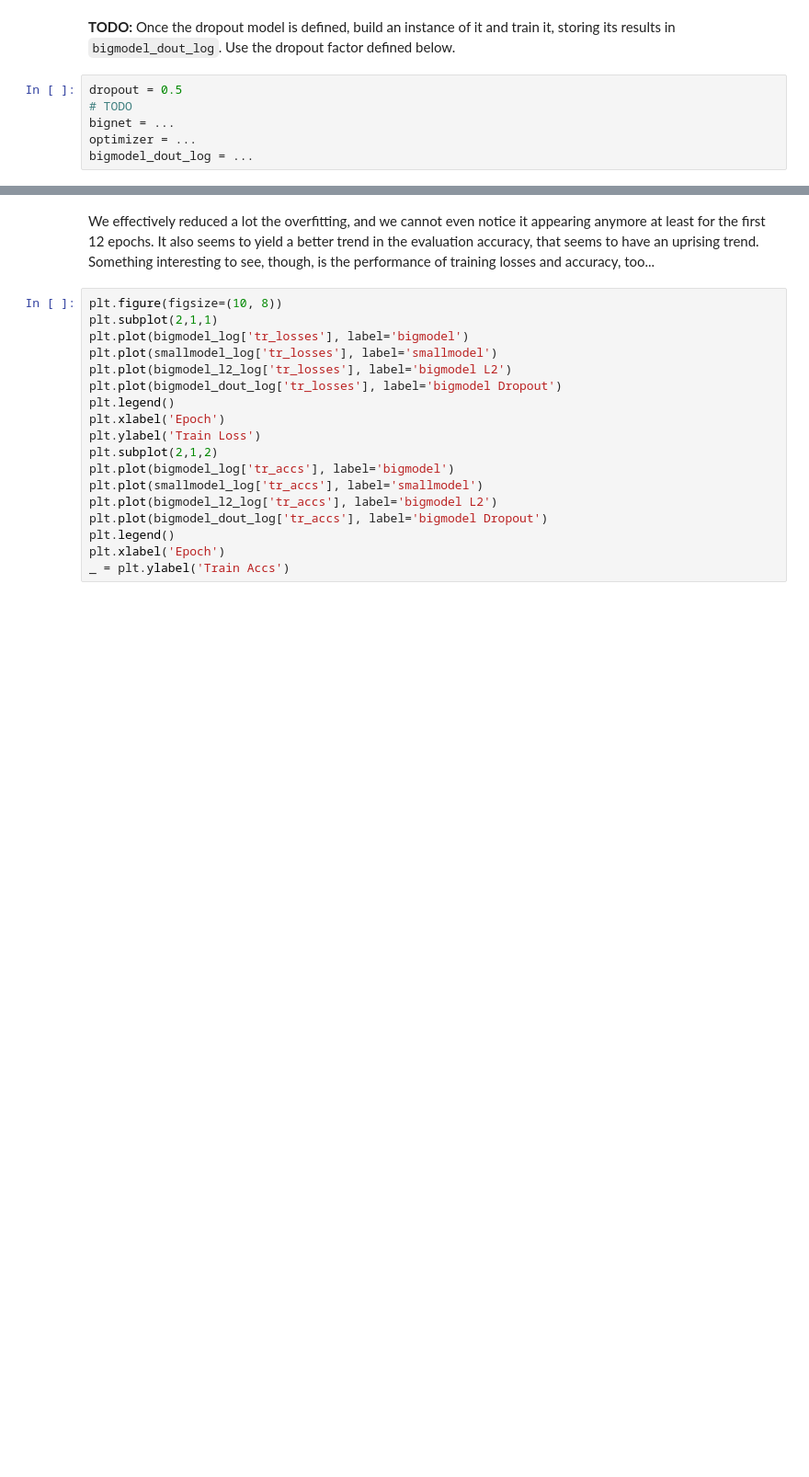
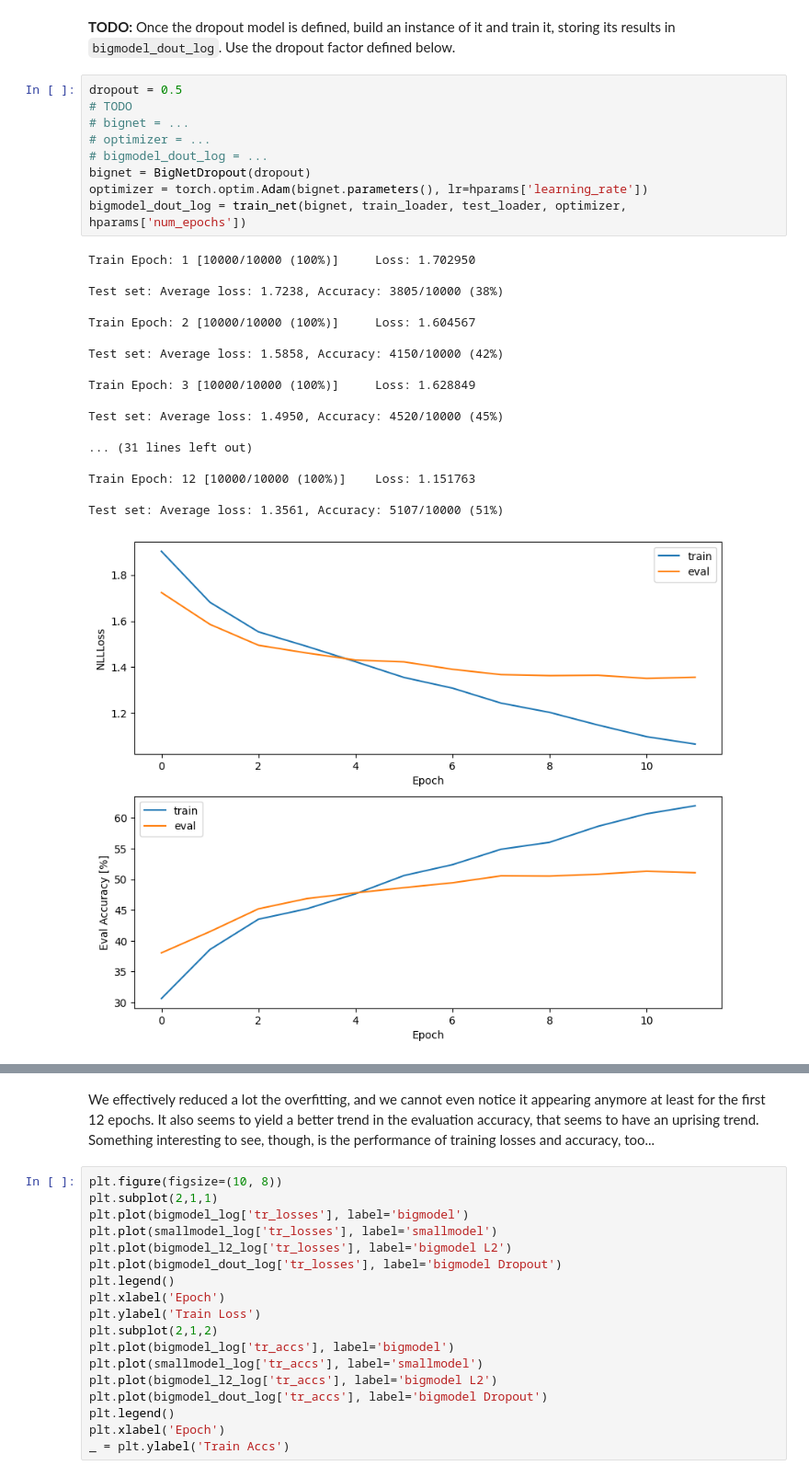
Before and after one commit to riccardobernasconi-hub/Laboratorio-pubblico, a Jupyter notebook: labs/overfitting/lab_overfitting_todo.ipynb, the cells around one changed output, grey strips where cells are left out. Shown at 92% size. Drawn from its saved outputs; the diff is of its cells as text; blank space fills up the shorter version.

```diff
--- a/labs/overfitting/lab_overfitting_todo.ipynb
+++ b/labs/overfitting/lab_overfitting_todo.ipynb
@@ -578,11 +613,33 @@ class BigNetDropout(nn.Module):
 # %% [markdown]
 **TODO:** Once the dropout model is defined, build an instance of it and train it, storing its results in `bigmodel_dout_log`. Use the dropout factor defined below.
-# %%
-dropout = 0.5
-# TODO
-bignet = ...
-optimizer = ...
-bigmodel_dout_log = ...
+# %%
+dropout = 0.5
+# TODO
+# bignet = ...
+# optimizer = ...
+# bigmodel_dout_log = ...
+bignet = BigNetDropout(dropout)
+optimizer = torch.optim.Adam(bignet.parameters(), lr=hparams['learning_rate'])
+bigmodel_dout_log = train_net(bignet, train_loader, test_loader, optimizer, hparams['num_epochs'])
+# %% [output]
+Train Epoch: 1 [10000/10000 (100%)]     Loss: 1.702950
+
+Test set: Average loss: 1.7238, Accuracy: 3805/10000 (38%)
+
+Train Epoch: 2 [10000/10000 (100%)]     Loss: 1.604567
+
+Test set: Average loss: 1.5858, Accuracy: 4150/10000 (42%)
+
+Train Epoch: 3 [10000/10000 (100%)]     Loss: 1.628849
+
+Test set: Average loss: 1.4950, Accuracy: 4520/10000 (45%)
+
+... (31 lines left out)
+
+Train Epoch: 12 [10000/10000 (100%)]    Loss: 1.151763
+
+Test set: Average loss: 1.3561, Accuracy: 5107/10000 (51%)
+[figure, added]
 # %%
 plt.figure(figsize=(10, 8))
 plt.subplot(2,1,1)
```
Also changed, not shown: parts of 8 cells of this notebook.
